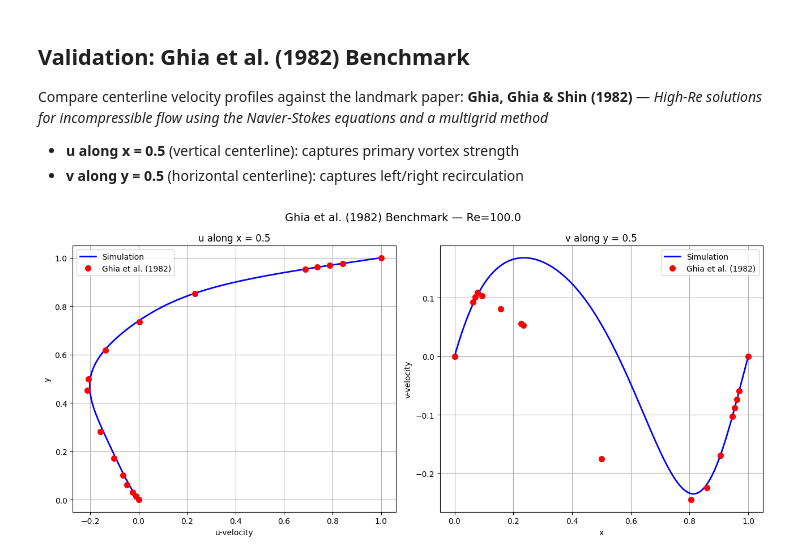
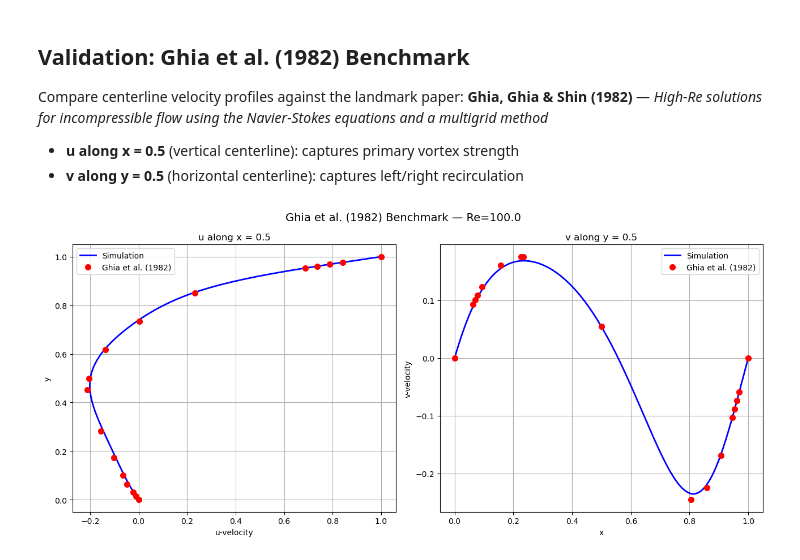
Before and after one commit to harishragul/cfd, a Jupyter notebook: exercise/lid_driven_cavity.ipynb, the cells around one changed output. Saved outputs shown, nothing was run; the diff lists cells and outputs as text; code cells hidden in the pictures.

Commit message:
Update execution counts and refine output in lid_driven_cavity_tvd notebook; modify Ghia validation data and update image

```diff
--- a/exercise/lid_driven_cavity.ipynb
+++ b/exercise/lid_driven_cavity.ipynb
@@ -314,33 +314,33 @@ Compare centerline velocity profiles against the landmark paper:
 ghia_y = [0.0000, 0.0156, 0.0313, 0.0625, 0.1016, 0.1719, 0.2813, 0.4531,
           0.5000, 0.6172, 0.7344, 0.8516, 0.9531, 0.9609, 0.9688, 0.9766, 1.0000]
 ghia_u = [0.00000, -0.01160, -0.02347, -0.04775, -0.06434, -0.10150, -0.15662, -0.21090,
           -0.20581, -0.13641,  0.00332,  0.23151,  0.68717,  0.73722,  0.78871,  0.84123, 1.00000]
 
 ghia_x = [0.0000, 0.0625, 0.0703, 0.0781, 0.0938, 0.1563, 0.2266, 0.2344,
           0.5000, 0.8047, 0.8594, 0.9063, 0.9453, 0.9531, 0.9609, 0.9688, 1.0000]
-ghia_v = [0.00000,  0.09233,  0.10091,  0.10890,  0.10313,  0.08066,  0.05602,  0.05334,
-         -0.17527, -0.24533, -0.22445, -0.16914, -0.10313, -0.08864, -0.07391, -0.05906, 0.00000]
+ghia_v = [0.00000,  0.09233,  0.10091,  0.10890,  0.12317,  0.16077,  0.17507,  0.17527,
+          0.05454, -0.24533, -0.22445, -0.16914, -0.10313, -0.08864, -0.07391, -0.05906, 0.00000]
 
 mid = N // 2  # index 20 -> x=0.5, y=0.5
 
 fig, (ax1, ax2) = plt.subplots(1, 2, figsize=(13, 6))
 fig.suptitle(f"Ghia et al. (1982) Benchmark — Re={Re}", fontsize=14)
 
 # u along vertical centerline (x = 0.5)
 ax1.plot(u[:, mid], y, "-b", linewidth=2, label="Simulation")
 ax1.plot(ghia_u, ghia_y, "ro", markersize=7, label="Ghia et al. (1982)")
 ax1.set_xlabel("u-velocity"); ax1.set_ylabel("y")
 ax1.set_title("u along x = 0.5")
 ax1.legend(); ax1.grid(True)
 
 # v along horizontal centerline (y = 0.5)
 ax2.plot(x, v[mid, :], "-b", linewidth=2, label="Simulation")
 ax2.plot(ghia_x, ghia_v, "ro", markersize=7, label="Ghia et al. (1982)")
 ax2.set_xlabel("x"); ax2.set_ylabel("v-velocity")
 ax2.set_title("v along y = 0.5")
 ax2.legend(); ax2.grid(True)
 
 plt.tight_layout()
 plt.show()
 # %% [output]
-[figure, old version]
+[figure, new version]
```
Also changed, not shown: parts of 3 cells of this notebook, 4 other files.
